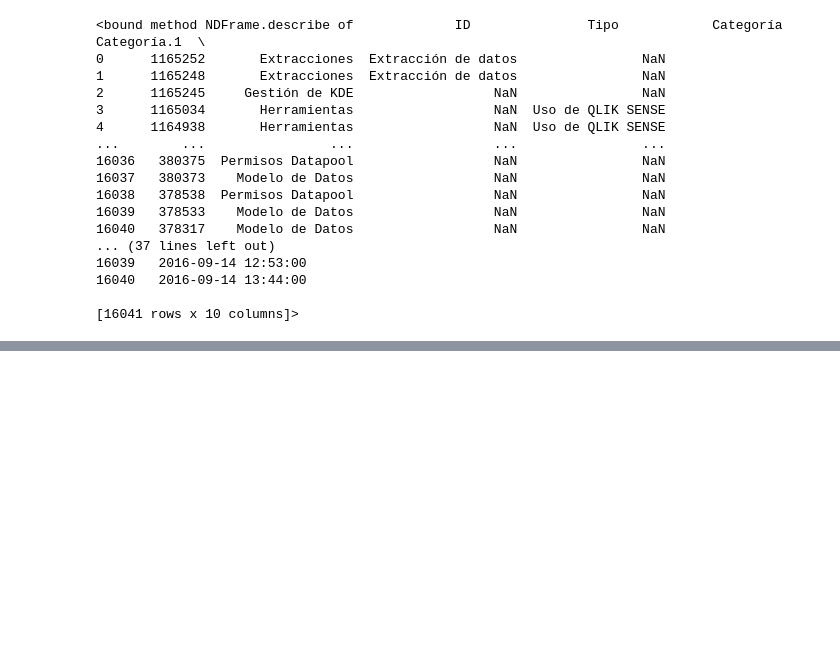
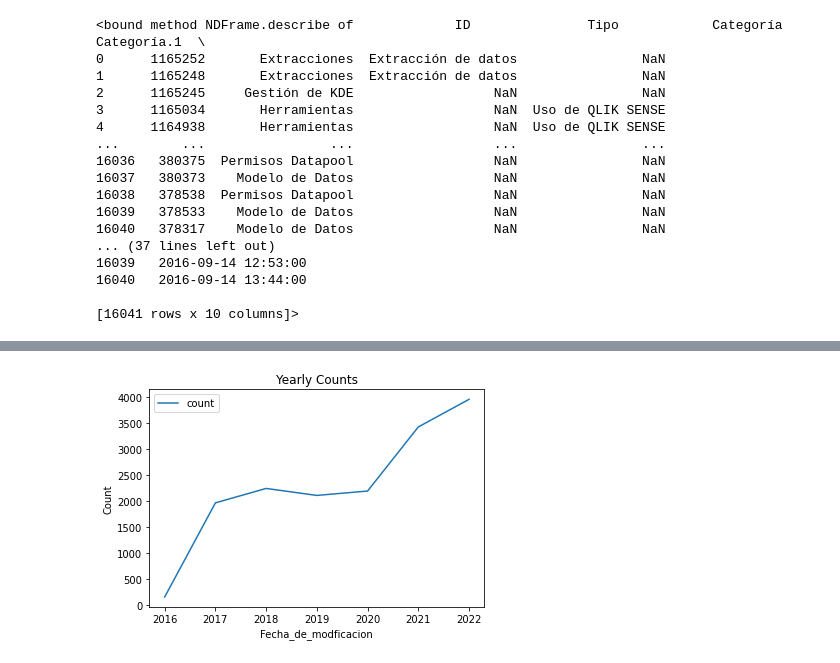
Before and after one commit to jvidorreta/TFG_SDG_JVID, a Jupyter notebook: TFG_SDG_JVID.ipynb, the cells around one changed output, grey strips where cells are left out. Cells and saved outputs as stored; diff of their text form; code cells hidden in the pictures; blank space fills up the shorter version.

```diff
--- a/TFG_SDG_JVID.ipynb
+++ b/TFG_SDG_JVID.ipynb
@@ -127,0 +210,2 @@ df = df.drop(columns=['Categoría'], axis=0) #axis = 1 --> se borra una columna
+# %%
+df.set_index('date',inplace=True)
@@ -127,0 +215,12 @@ df = df.drop(columns=['Categoría'], axis=0) #axis = 1 --> se borra una columna
+# %%
+yearly_counts = df.groupby('Year').size().reset_index(name='count')
+# %%
+yearly_counts.plot(x='Year', y='count',)
+
+plt.xlabel('Fecha_de_modficacion')
+plt.ylabel('Count')
+plt.title('Yearly Counts')
+
+plt.show()
+# %% [output]
+[figure, added]
```
Also changed, not shown: parts of 15 cells of this notebook.
